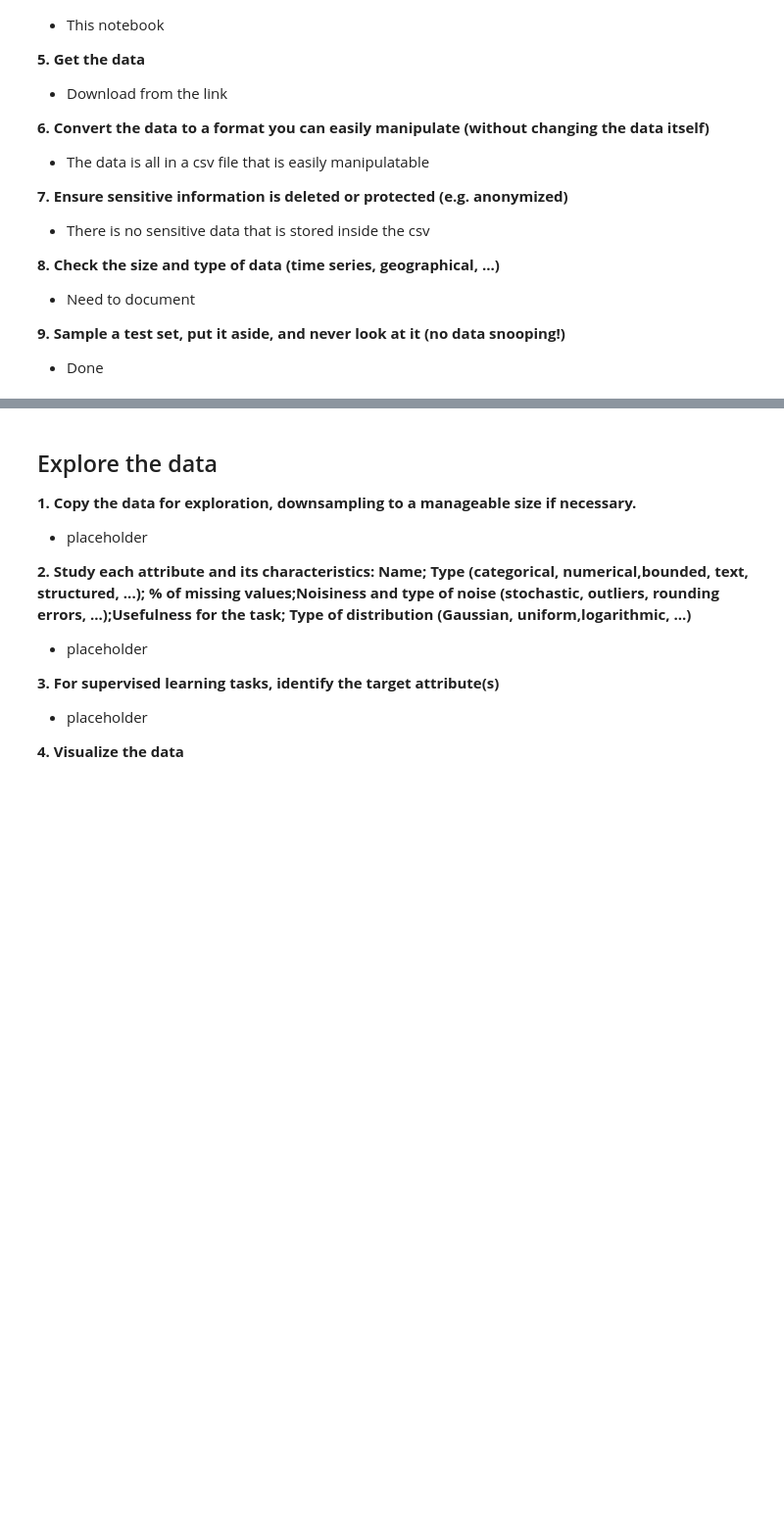
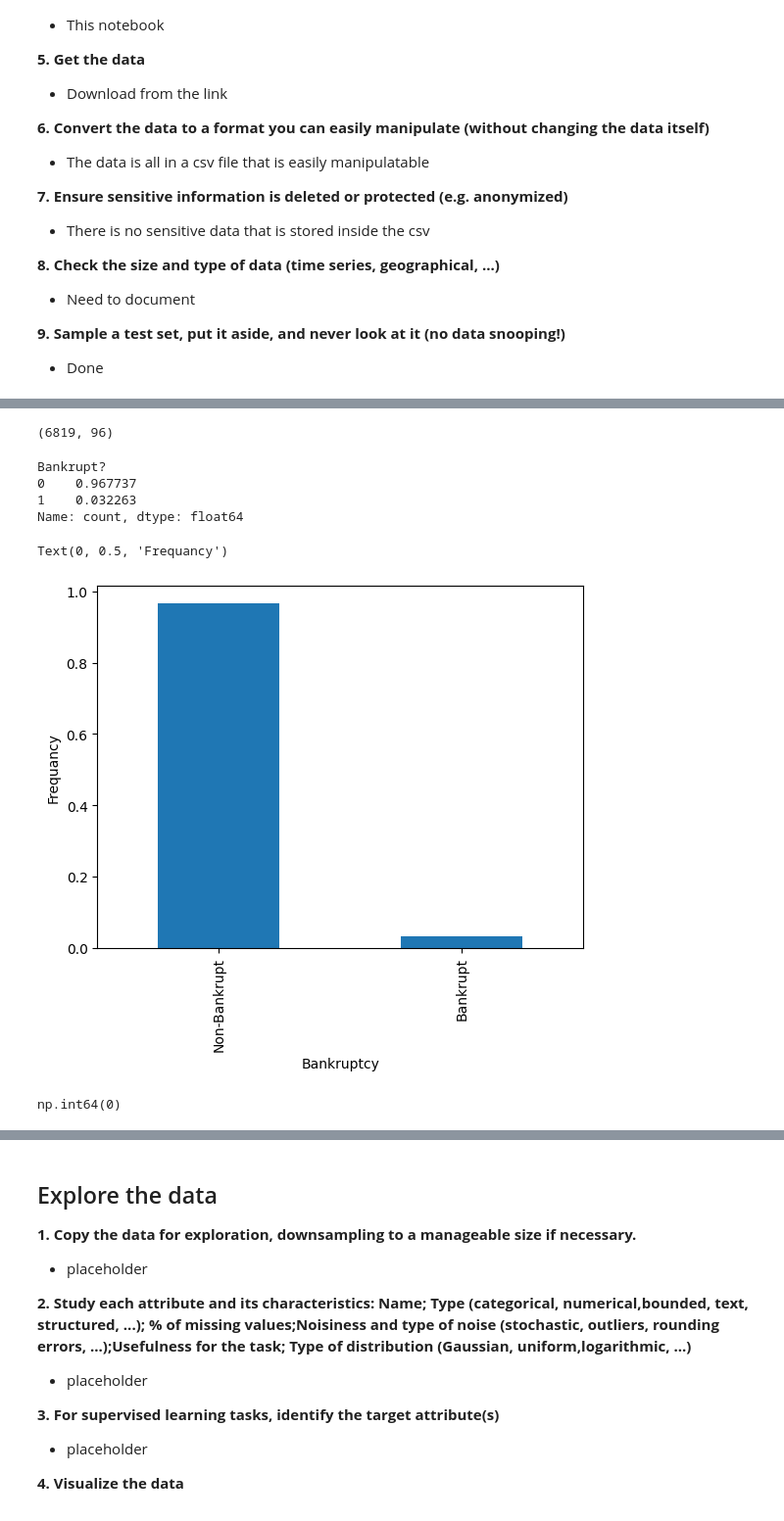
Before and after one commit to TeranG710/GORTFinal, a Jupyter notebook: bankrupt.ipynb, the cells around one changed output, grey strips where cells are left out. Shown at 98% size. Cells and saved outputs as stored; diff of their text form; code cells hidden in the pictures; blank space fills up the shorter version.

```diff
--- a/bankrupt.ipynb
+++ b/bankrupt.ipynb
@@ -76,0 +109,28 @@ data = np.loadtxt('Bankruptcy.csv', delimiter=',', skiprows=1)
+# %%
+# Shows the number of columns and rows in the data
+data.shape
+# %% [output]
+(6819, 96)
+# %%
+# Looking at the proportions of bankrupt and non-bankrupt companies
+# 0 = non-bankrupt, 1 = bankrupt
+data["Bankrupt?"].value_counts() / len(data)
+# %% [output]
+Bankrupt?
+0    0.967737
+1    0.032263
+Name: count, dtype: float64
+# %%
+# Visualizing the proportions of bankrupt and non-bankrupt companies
+data['Bankrupt?'].value_counts(normalize= True).plot(kind= 'bar')
+plt.xlabel("Bankruptcy")
+plt.xticks([0, 1], ['Non-Bankrupt', 'Bankrupt'])
+plt.ylabel("Frequancy")
+# %% [output]
+Text(0, 0.5, 'Frequancy')
+[figure, added]
+# %%
+# Checks for missing values in the dataset
+(data.isna().sum() > 0).sum()
+# %% [output]
+np.int64(0)
```
Also changed, not shown: parts of 28 cells of this notebook.
